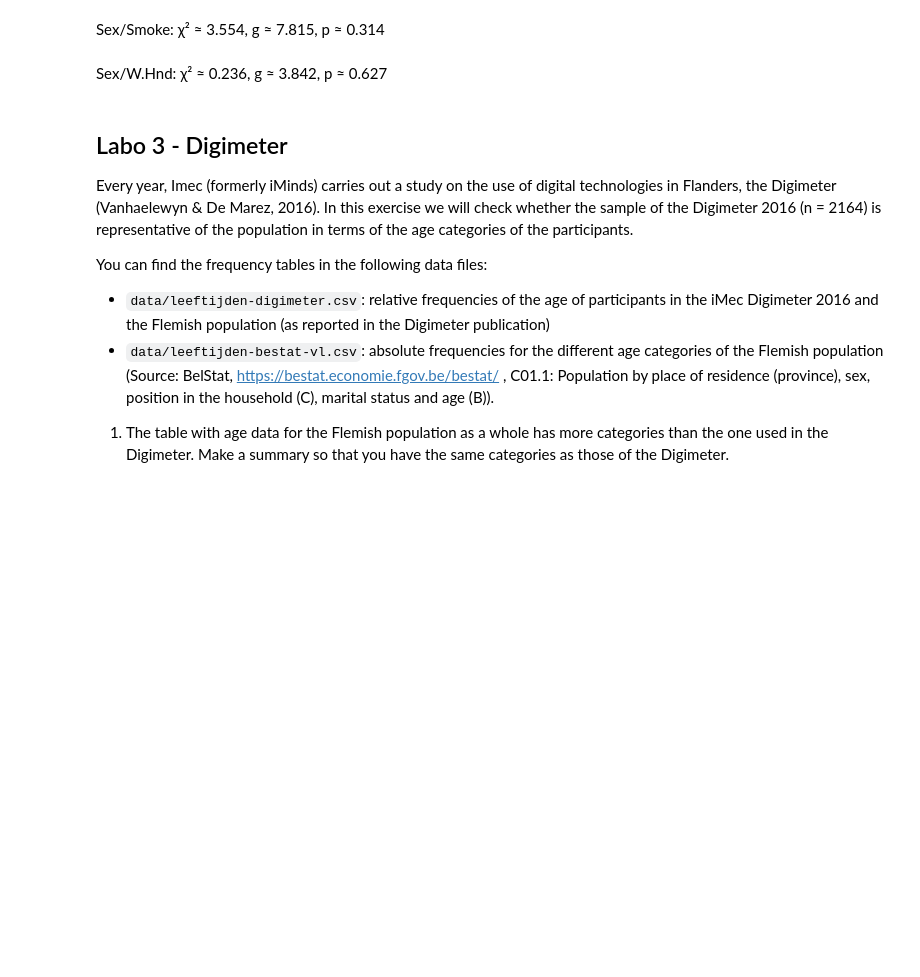
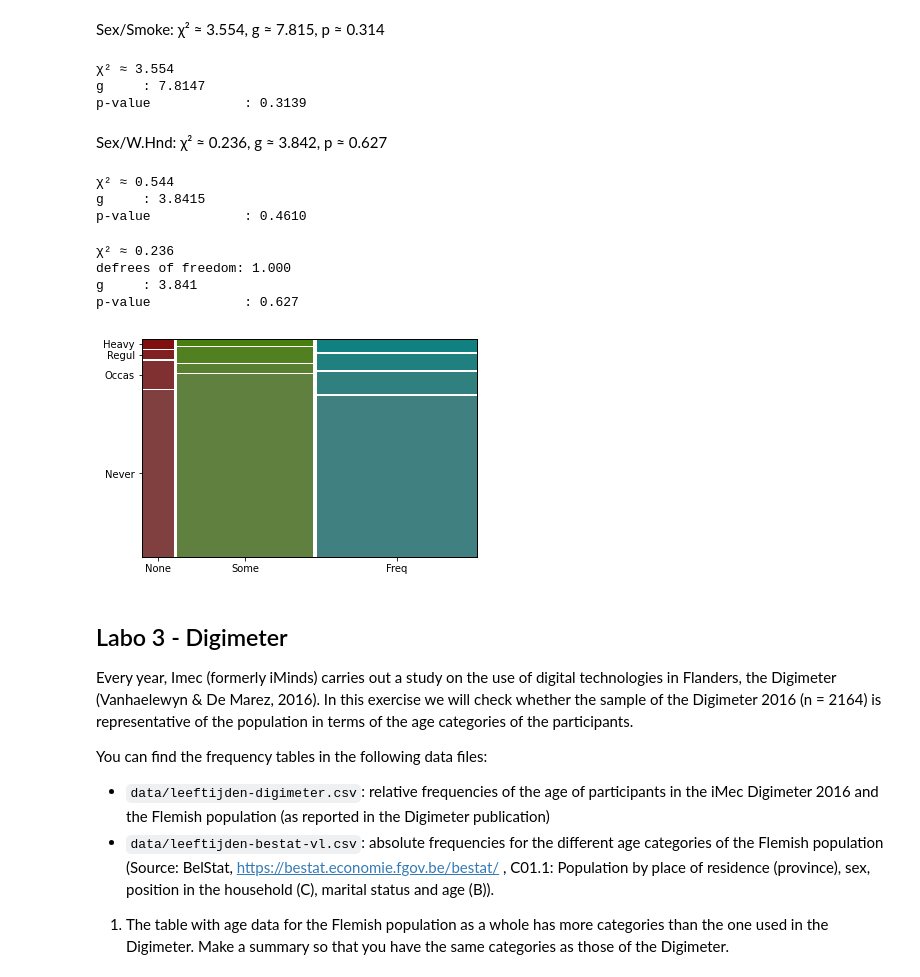
Before and after one commit to arnauddormaels/Data-Science-and-AI, a Jupyter notebook: Solution Labs/H4_labs_chi_squared.ipynb, the cells around one changed output. Drawn from its saved outputs; the diff is of its cells as text; code cells hidden in the pictures; blank space fills up the shorter version.

```diff
--- a/Solution Labs/H4_labs_chi_squared.ipynb
+++ b/Solution Labs/H4_labs_chi_squared.ipynb
@@ -215,7 +329,80 @@ W.Hnd/Fold: χ² ≈ 1.581, g ≈ 5.992, p ≈ 0.454
 # %% [markdown]
 Sex/Smoke: χ² ≈ 3.554, g ≈ 7.815, p ≈ 0.314
+# %%
+observed = pd.crosstab(survey.Sex, survey.Smoke)
+row_sums = observed.sum(axis=1)
+col_sums = observed.sum()
+n = row_sums.sum()
+expected =  np.outer(row_sums, col_sums) / n
+diffs = (expected - observed)**2 / expected
+
+chi_squared = diffs.values.sum()
+print('χ² ≈ %.3f' %chi_squared)            #Oplossing staat boven de code
+alpha = .05
+dimensions = observed.shape
+dof = (dimensions[0]-1) * (dimensions[1]-1)
+
+g = stats.chi2.isf(alpha, df = dof)
+print("g     : %.4f" % g)
+
+p = stats.chi2.sf(chi_squared, df=dof)
+print("p-value            : %.4f" % p)
+# %% [output]
+χ² ≈ 3.554
+g     : 7.8147
+p-value            : 0.3139
 # %% [markdown]
 Sex/W.Hnd: χ² ≈ 0.236, g ≈ 3.842, p ≈ 0.627
+# %%
+observed = pd.crosstab (survey.Sex, survey['W.Hnd'])
+row_sums = observed.sum(axis=1)
+col_sums = observed.sum()
+n = row_sums.sum()
+expected =  np.outer(row_sums, col_sums) / n
+diffs = (expected - observed)**2 / expected
+
+
+
+
+
+chi_squared = diffs.values.sum()
+print('χ² ≈ %.3f' %chi_squared)            #Oplossing staat boven de code
+alpha = .05
+dimensions = observed.shape
+dof = (dimensions[0]-1) * (dimensions[1]-1)
+
+g = stats.chi2.isf(alpha, df = dof)
+print("g     : %.4f" % g)
+
+p = stats.chi2.sf(chi_squared, df=dof)
+print("p-value            : %.4f" % p)
+# %% [output]
+χ² ≈ 0.544
+g     : 3.8415
+p-value            : 0.4610
+# %%
+#dit is een 2e manier om het veel sneller te bereken
+observed = pd.crosstab (survey['W.Hnd'],survey.Sex)
+
+chi_squared,p,df,expected= stats.chi2_contingency(observed)
+alpha = .05
+dimensions = observed.shape
+dof = (dimensions[0]-1) * (dimensions[1]-1)
+g = stats.chi2.isf(alpha, df=dof)
+
+print('χ² ≈ %.3f' %chi_squared)
+print("defrees of freedom: %.3f" % df )
+print("g     : %.3f" % g)
+print("p-value            : %.3f" % p)
+# %% [output]
+χ² ≈ 0.236
+defrees of freedom: 1.000
+g     : 3.841
+p-value            : 0.627
+# %%
+mosaic (data = survey, index=['Exer','Smoke'], gap=0.01, labelizer=lambda k:'');
+# %% [output]
+[figure, added]
 # %% [markdown]
 ## Labo 3 - Digimeter
 
```
Also changed, not shown: parts of 14 cells of this notebook.
